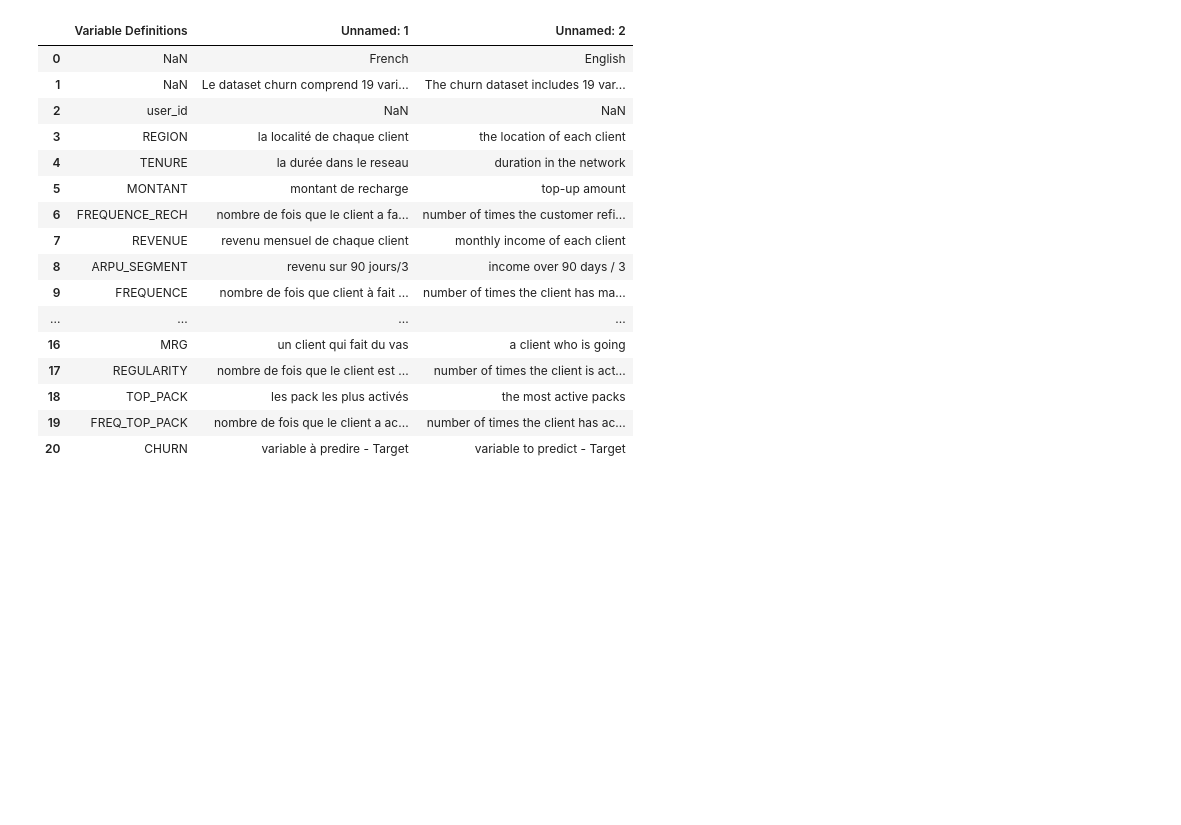
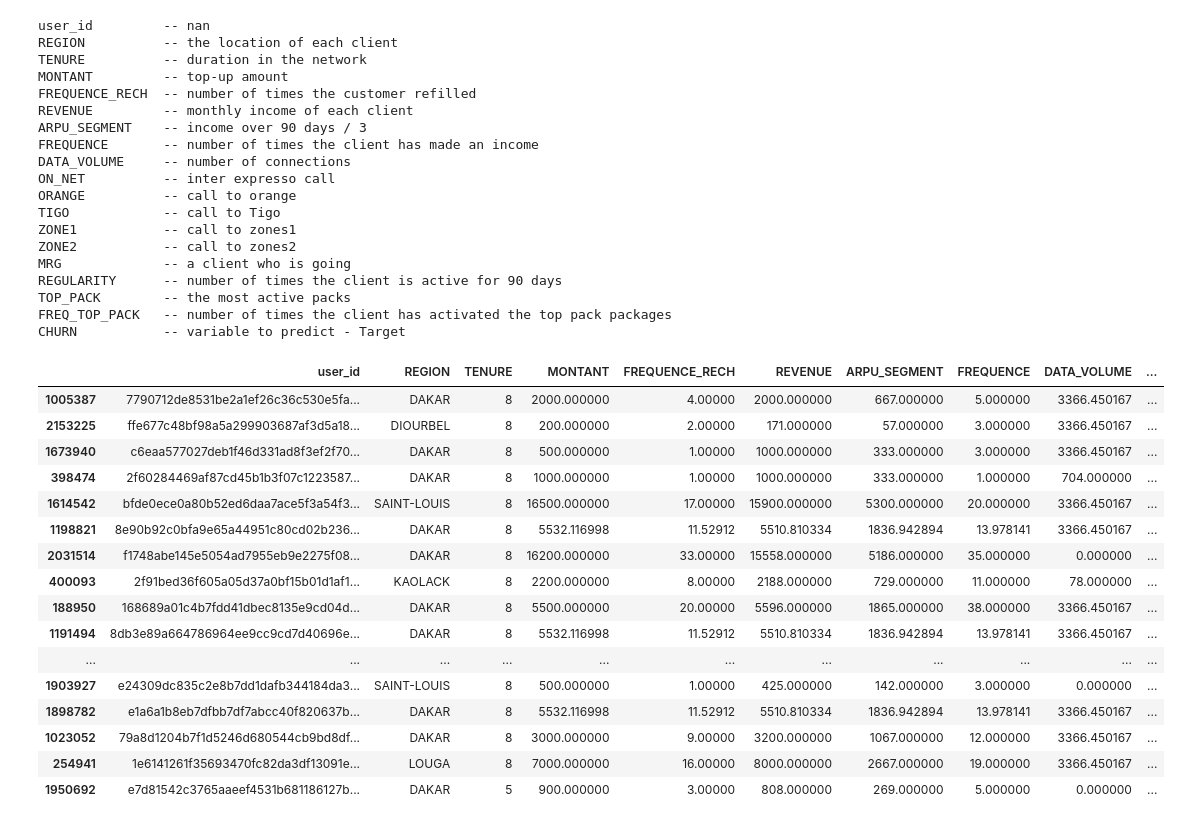
Before and after one commit to feeeper/zindi-expresso-churn-prediction-challenge, a Jupyter notebook: baseline.ipynb, the cells around one changed output. Cells and saved outputs as stored; diff of their text form; code cells hidden in the pictures; blank space fills up the shorter version.

```diff
--- a/baseline.ipynb
+++ b/baseline.ipynb
@@ -18,21 +16,24 @@ submission = pd.read_csv('./data/SampleSubmission.csv')
 columns = pd.read_csv('./data/VariableDefinitions.csv')
 # %%
-columns
+for col, desc in columns[['Variable Definitions', 'Unnamed: 2']].values[2:]:
+    print(f'{col:<15} -- {str(desc).strip()}')
 # %% [output]
-|  | Variable Definitions | Unnamed: 1 | Unnamed: 2 |
-| 0 | NaN | French | English |
-| 1 | NaN | Le dataset churn comprend 19 vari... | The churn dataset includes 19 var... |
-| 2 | user_id | NaN | NaN |
-| 3 | REGION | la localité de chaque client | the location of each client |
-| 4 | TENURE | la durée dans le reseau | duration in the network |
-| 5 | MONTANT | montant de recharge | top-up amount |
-| 6 | FREQUENCE_RECH | nombre de fois que le client a fa... | number of times the customer refi... |
-| 7 | REVENUE | revenu mensuel de chaque client | monthly income of each client |
-| 8 | ARPU_SEGMENT | revenu sur 90 jours/3 | income over 90 days / 3 |
-| 9 | FREQUENCE | nombre de fois que client à fait ... | number of times the client has ma... |
-| ... | ... | ... | ... |
-| 16 | MRG | un client qui fait du vas | a client who is going |
-| 17 | REGULARITY | nombre de fois que le client est ... | number of times the client is act... |
-| 18 | TOP_PACK | les pack les plus activés | the most active packs |
-| 19 | FREQ_TOP_PACK | nombre de fois que le client a ac... | number of times the client has ac... |
-| 20 | CHURN | variable à predire - Target | variable to predict - Target |
+user_id         -- nan
+REGION          -- the location of each client
+TENURE          -- duration in the network
+MONTANT         -- top-up amount
+FREQUENCE_RECH  -- number of times the customer refilled
+REVENUE         -- monthly income of each client
+ARPU_SEGMENT    -- income over 90 days / 3
+FREQUENCE       -- number of times the client has made an income
+DATA_VOLUME     -- number of connections
+ON_NET          -- inter expresso call
+ORANGE          -- call to orange
+TIGO            -- call to Tigo
+ZONE1           -- call to zones1
+ZONE2           -- call to zones2
+MRG             -- a client who is going
+REGULARITY      -- number of times the client is active for 90 days
+TOP_PACK        -- the most active packs
+FREQ_TOP_PACK   -- number of times the client has activated the top pack packages
+CHURN           -- variable to predict - Target
@@ -39 +120,21 @@ columns
+# %%
+train.sample(20)
+# %% [output]
+|  | user_id | REGION | TENURE | MONTANT | FREQUENCE_RECH | REVENUE | ARPU_SEGMENT | FREQUENCE | DATA_VOLUME | ... |
+| 1005387 | 7790712de8531be2a1ef26c36c530e5fa... | DAKAR | 8 | 2000.000000 | 4.00000 | 2000.000000 | 667.000000 | 5.000000 | 3366.450167 | ... |
+| 2153225 | ffe677c48bf98a5a299903687af3d5a18... | DIOURBEL | 8 | 200.000000 | 2.00000 | 171.000000 | 57.000000 | 3.000000 | 3366.450167 | ... |
+| 1673940 | c6eaa577027deb1f46d331ad8f3ef2f70... | DAKAR | 8 | 500.000000 | 1.00000 | 1000.000000 | 333.000000 | 3.000000 | 3366.450167 | ... |
+| 398474 | 2f60284469af87cd45b1b3f07c1223587... | DAKAR | 8 | 1000.000000 | 1.00000 | 1000.000000 | 333.000000 | 1.000000 | 704.000000 | ... |
+| 1614542 | bfde0ece0a80b52ed6daa7ace5f3a54f3... | SAINT-LOUIS | 8 | 16500.000000 | 17.00000 | 15900.000000 | 5300.000000 | 20.000000 | 3366.450167 | ... |
+| 1198821 | 8e90b92c0bfa9e65a44951c80cd02b236... | DAKAR | 8 | 5532.116998 | 11.52912 | 5510.810334 | 1836.942894 | 13.978141 | 3366.450167 | ... |
+| 2031514 | f1748abe145e5054ad7955eb9e2275f08... | DAKAR | 8 | 16200.000000 | 33.00000 | 15558.000000 | 5186.000000 | 35.000000 | 0.000000 | ... |
+| 400093 | 2f91bed36f605a05d37a0bf15b01d1af1... | KAOLACK | 8 | 2200.000000 | 8.00000 | 2188.000000 | 729.000000 | 11.000000 | 78.000000 | ... |
+| 188950 | 168689a01c4b7fdd41dbec8135e9cd04d... | DAKAR | 8 | 5500.000000 | 20.00000 | 5596.000000 | 1865.000000 | 38.000000 | 3366.450167 | ... |
+| 1191494 | 8db3e89a664786964ee9cc9cd7d40696e... | DAKAR | 8 | 5532.116998 | 11.52912 | 5510.810334 | 1836.942894 | 13.978141 | 3366.450167 | ... |
+| ... | ... | ... | ... | ... | ... | ... | ... | ... | ... | ... |
+| 1903927 | e24309dc835c2e8b7dd1dafb344184da3... | SAINT-LOUIS | 8 | 500.000000 | 1.00000 | 425.000000 | 142.000000 | 3.000000 | 0.000000 | ... |
+| 1898782 | e1a6a1b8eb7dfbb7df7abcc40f820637b... | DAKAR | 8 | 5532.116998 | 11.52912 | 5510.810334 | 1836.942894 | 13.978141 | 3366.450167 | ... |
+| 1023052 | 79a8d1204b7f1d5246d680544cb9bd8df... | DAKAR | 8 | 3000.000000 | 9.00000 | 3200.000000 | 1067.000000 | 12.000000 | 3366.450167 | ... |
+| 254941 | 1e6141261f35693470fc82da3df13091e... | LOUGA | 8 | 7000.000000 | 16.00000 | 8000.000000 | 2667.000000 | 19.000000 | 3366.450167 | ... |
+| 1950692 | e7d81542c3765aaeef4531b681186127b... | DAKAR | 5 | 900.000000 | 3.00000 | 808.000000 | 269.000000 | 5.000000 | 0.000000 | ... |
 # %%
```
Also changed, not shown: parts of 14 cells of this notebook, 6 other files.
